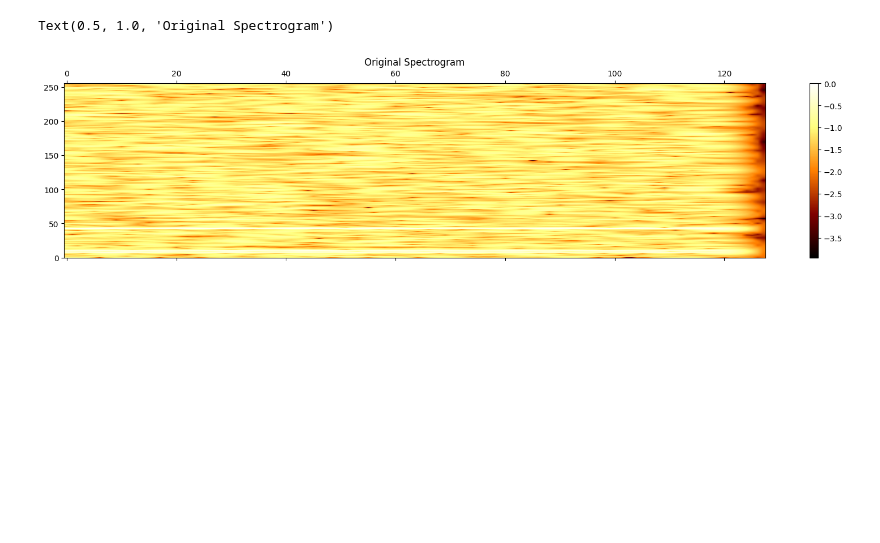
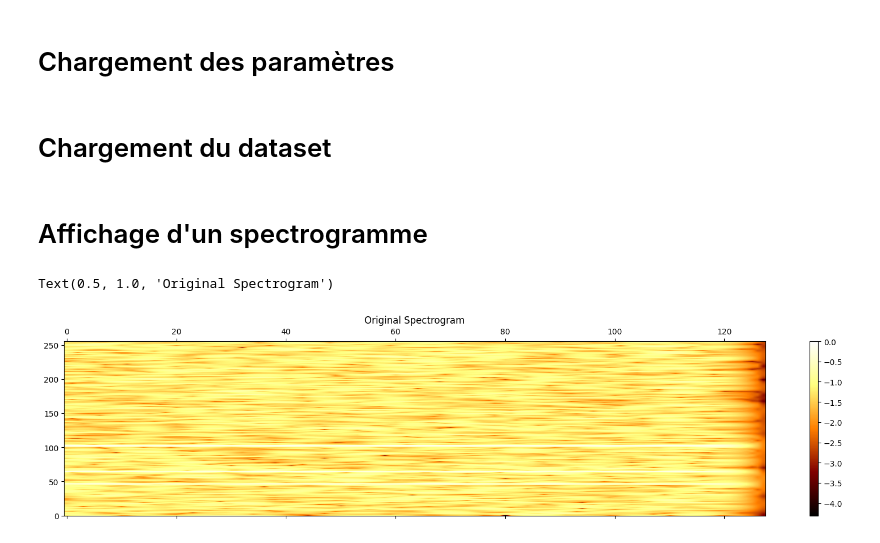
Before and after one commit to GabrielCMG/ProjetDeepLearning, a Jupyter notebook: test.ipynb, the cells around one changed output. Saved outputs shown, nothing was run; the diff lists cells and outputs as text; code cells hidden in the pictures; blank space fills up the shorter version.

Commit message:
label + dataset

```diff
--- a/test.ipynb
+++ b/test.ipynb
@@ -309,6 +100,8 @@ def pretty_spectrogram(d,log = True, thresh= 5, fft_size = 512, step_size = 64):
         specgram[specgram < thresh] = thresh # set anything less than the threshold as the threshold
 
     return specgram
+# %% [markdown]
+# Chargement des paramètres
 # %%
 ### Parameters ###
 fft_size = 512 # window size for the FFT
@@ -321,3 +114,5 @@ n_mel_freq_components = 64 # number of mel frequency channels
 shorten_factor = 10 # how much should we compress the x-axis (time)
 start_freq = 300 # Hz # What frequency to start sampling our melS from
 end_freq = 8000 # Hz # What frequency to stop sampling our melS from
+# %% [markdown]
+# Chargement du dataset
@@ -324,14 +121,14 @@ end_freq = 8000 # Hz # What frequency to stop sampling our melS from
+# %% [markdown]
+# Affichage d'un spectrogramme
 # %%
-train = pd.read_csv('train.csv', header=None).to_numpy()
-
-s = train[100, :]
+s = train[215, :]
 
 X = pretty_spectrogram(s.astype('float64'), fft_size = fft_size, step_size = step_size, log = True, thresh = spec_thresh)
 
 fig, ax = plt.subplots(nrows=1,ncols=1, figsize=(20,4))
 cax = ax.matshow(np.transpose(X), interpolation='bilinear', aspect='auto', cmap=plt.cm.afmhot, origin='lower')
 fig.colorbar(cax)
 plt.title('Original Spectrogram')
 # %% [output]
 Text(0.5, 1.0, 'Original Spectrogram')
-[figure, old version]
+[figure, new version]
```
Also changed, not shown: parts of 11 cells of this notebook, 3 other files.
